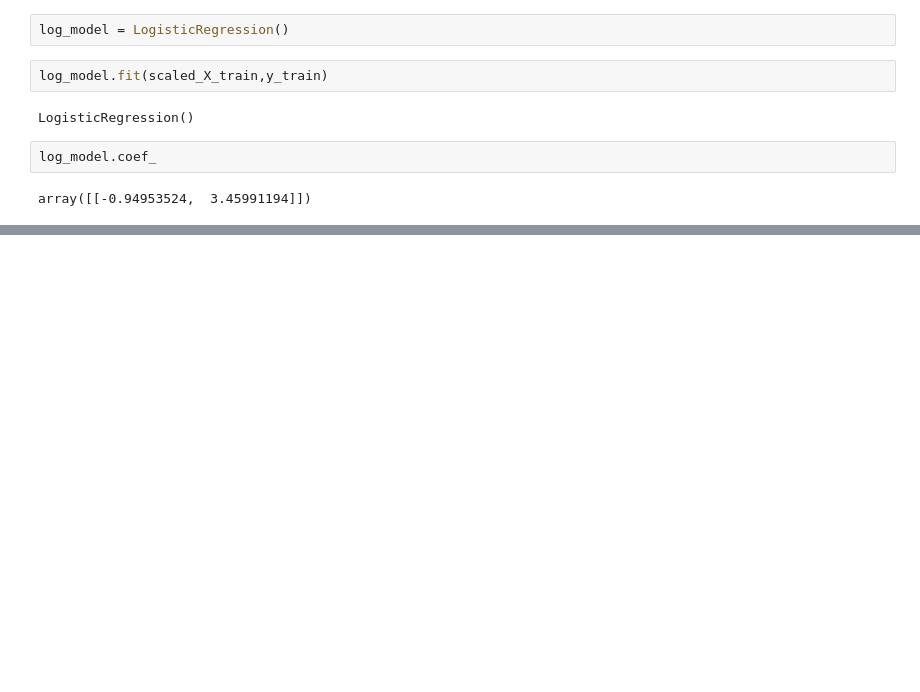
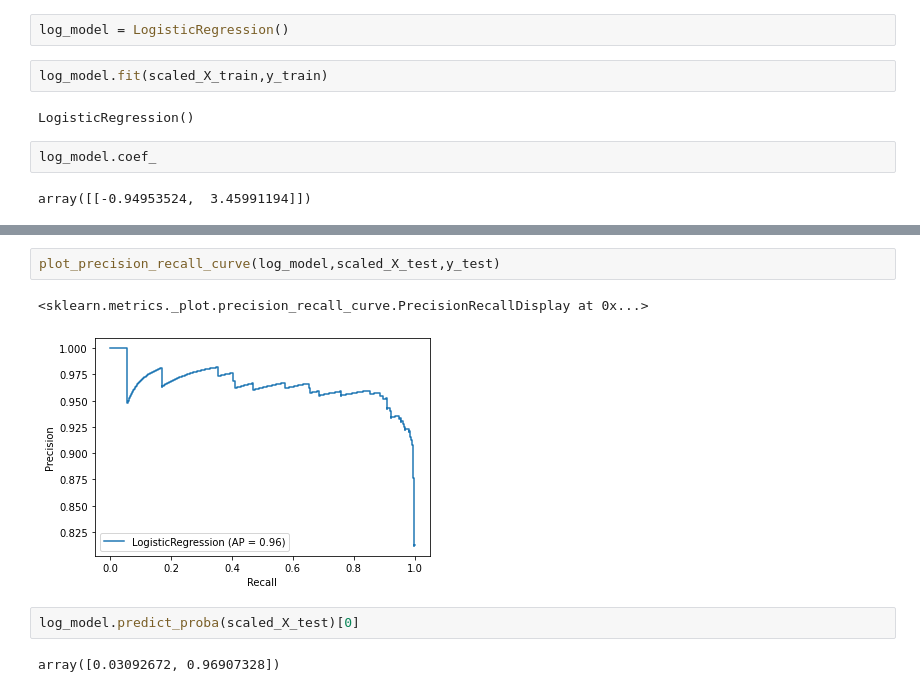
Before and after one commit to Costigun/DS, a Jupyter notebook: logistic_regression/logistic_regression1.ipynb, the cells around one changed output, grey strips where cells are left out. Saved outputs shown, nothing was run; the diff lists cells and outputs as text; blank space fills up the shorter version.

```diff
--- a/logistic_regression/logistic_regression1.ipynb
+++ b/logistic_regression/logistic_regression1.ipynb
@@ -133,0 +158,9 @@ array([[3.09267151e-02, 9.69073285e-01],
+# %%
+plot_precision_recall_curve(log_model,scaled_X_test,y_test)
+# %% [output]
+<sklearn.metrics._plot.precision_recall_curve.PrecisionRecallDisplay at 0x...>
+[figure, added]
+# %%
+log_model.predict_proba(scaled_X_test)[0]
+# %% [output]
+array([0.03092672, 0.96907328])
```
Also changed, not shown: parts of 12 cells of this notebook.
